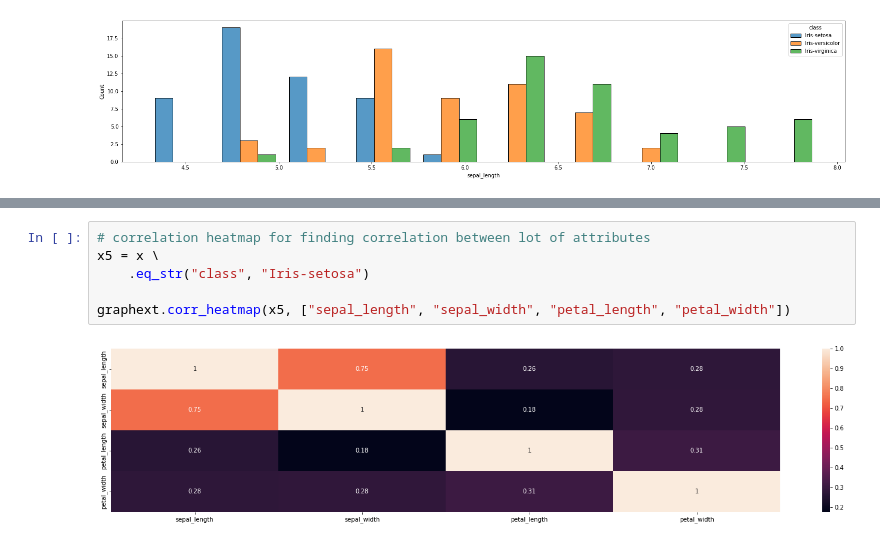
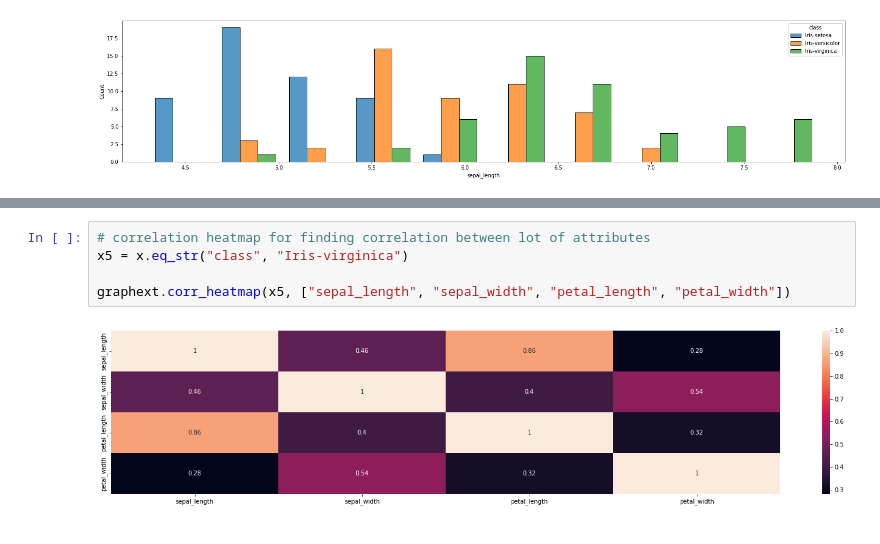
Before and after one commit to CrowdStrike/omigo-data-analytics, a Jupyter notebook: notebooks/graphs.ipynb, the cells around one changed output, grey strips where cells are left out. Saved outputs shown, nothing was run; the diff lists cells and outputs as text.

Commit message:
Updating graphs example

```diff
--- a/notebooks/graphs.ipynb
+++ b/notebooks/graphs.ipynb
@@ -57,9 +50,8 @@ graphext.scatterplot(x4, "sepal_length", "sepal_width", "class", yfigsize = 8)
 [figure]
 # %%
 # correlation heatmap for finding correlation between lot of attributes
-x5 = x \
-    .eq_str("class", "Iris-setosa")
+x5 = x.eq_str("class", "Iris-virginica")
 
 graphext.corr_heatmap(x5, ["sepal_length", "sepal_width", "petal_length", "petal_width"])
 # %% [output]
-[figure, old version]
+[figure, new version]
```
Also changed, not shown: parts of 4 cells of this notebook.
